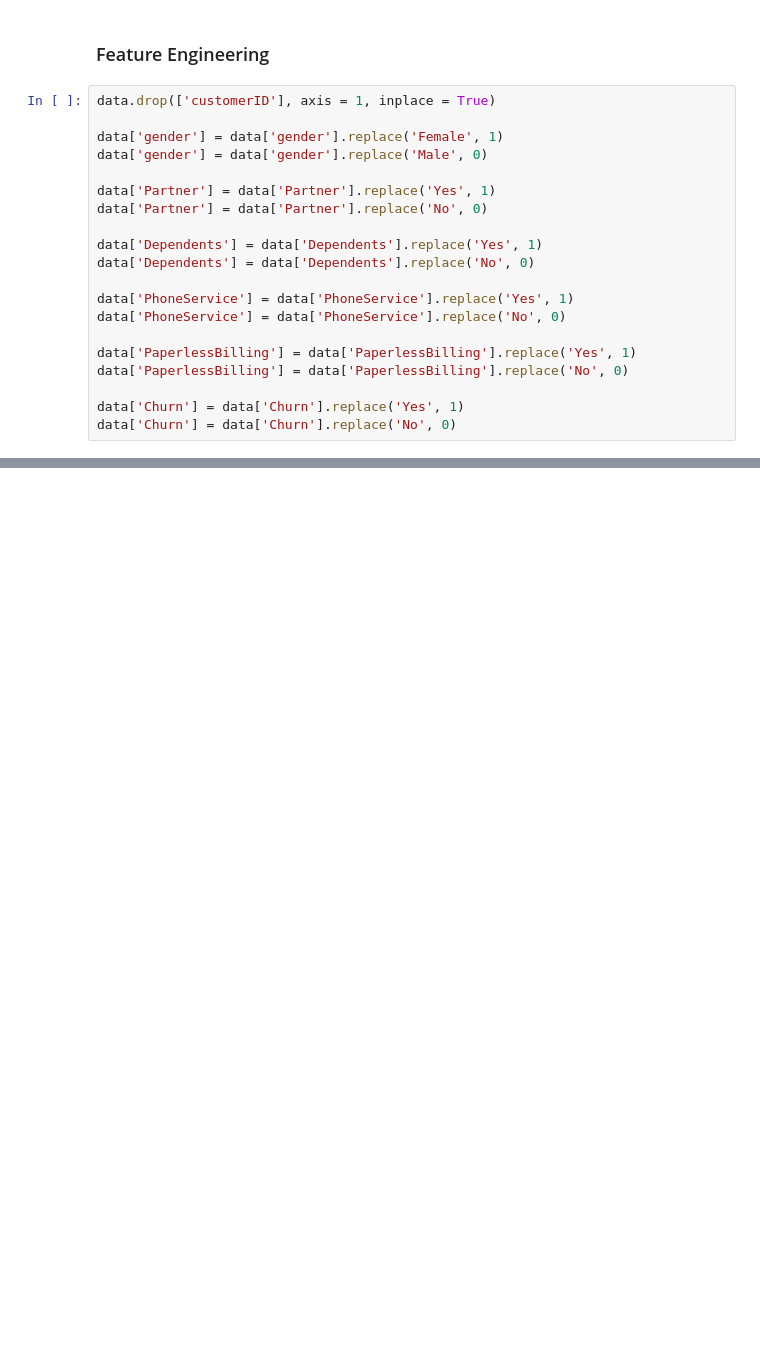
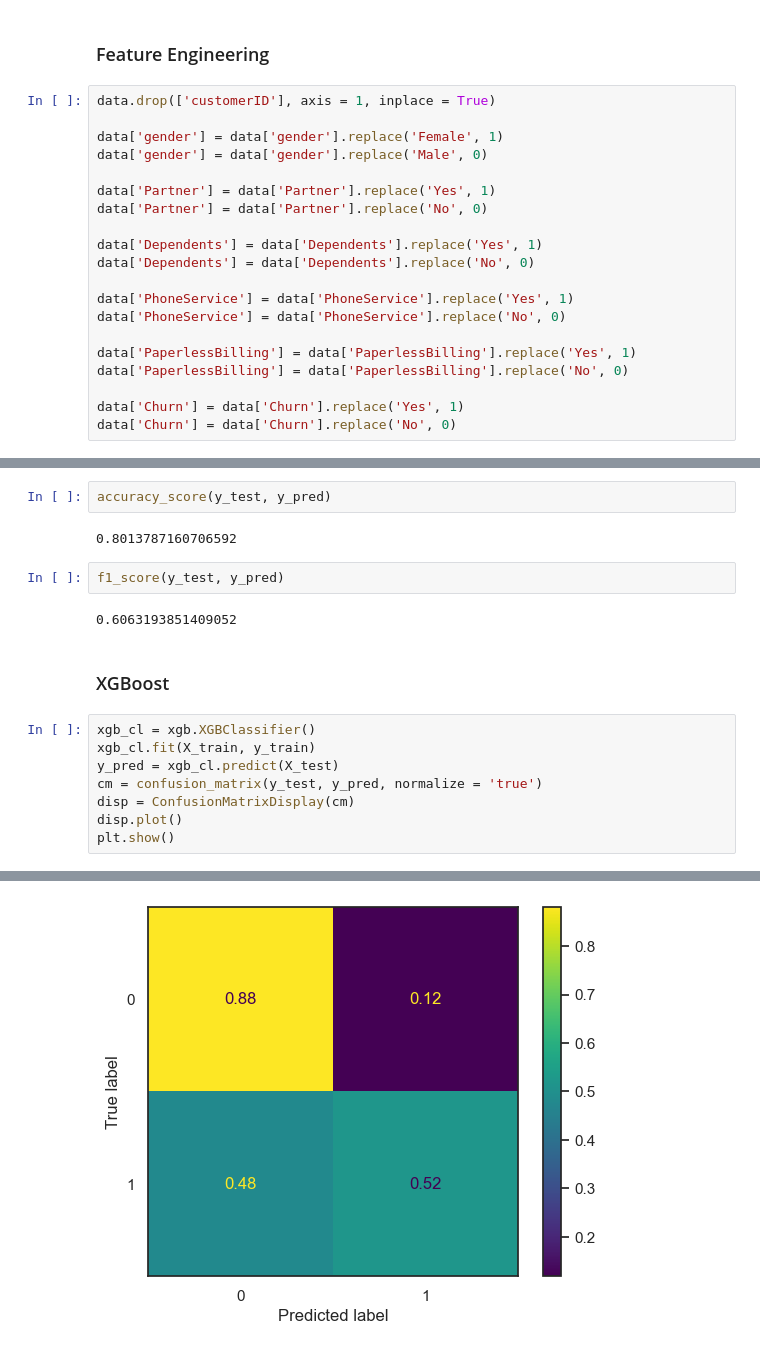
Before and after one commit to yash-jain7/Customer-Churn-Prediction, a Jupyter notebook: churn_prediction.ipynb, the cells around one changed output, grey strips where cells are left out. Drawn from its saved outputs; the diff is of its cells as text; blank space fills up the shorter version.

```diff
--- a/churn_prediction.ipynb
+++ b/churn_prediction.ipynb
@@ -267,0 +301,19 @@ array(['No', 'Yes'], dtype=object)
+# %%
+accuracy_score(y_test, y_pred)
+# %% [output]
+0.8013787160706592
+# %%
+f1_score(y_test, y_pred)
+# %% [output]
+0.6063193851409052
+# %% [markdown]
+### XGBoost
+# %%
+xgb_cl = xgb.XGBClassifier()
+xgb_cl.fit(X_train, y_train)
+y_pred = xgb_cl.predict(X_test)
+cm = confusion_matrix(y_test, y_pred, normalize = 'true')
+disp = ConfusionMatrixDisplay(cm)
+disp.plot()
+plt.show()
+# %% [output]
@@ -267,0 +321 @@ array(['No', 'Yes'], dtype=object)
+[figure, added]
```
Also changed, not shown: parts of 13 cells of this notebook.
